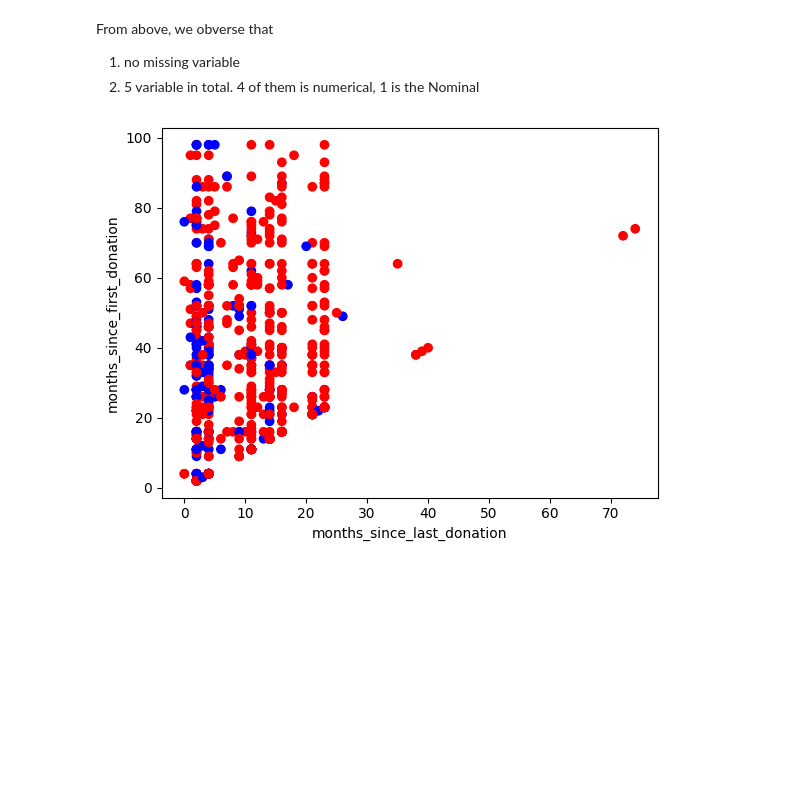
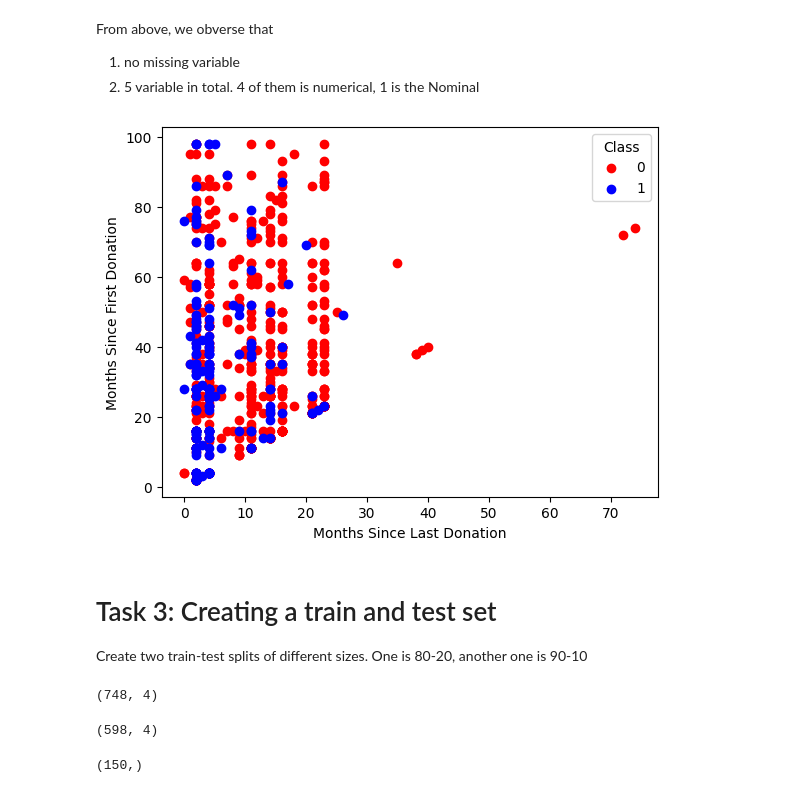
Before and after one commit to zazaferjancsik/Data-Analytics-Group-Project-3, a Jupyter notebook: Assignment3.ipynb, the cells around one changed output. Drawn from its saved outputs; the diff is of its cells as text; code cells hidden in the pictures; blank space fills up the shorter version.

Commit message:
Task 3 done

```diff
--- a/Assignment3.ipynb
+++ b/Assignment3.ipynb
@@ -35,16 +35,38 @@ memory usage: 29.3 KB
 From above, we obverse that
 1. no missing variable
 2. 5 variable in total. 4 of them is numerical, 1 is the Nominal
-# %%
-# visualize the data
-import matplotlib.pyplot as plt
-
-color = ['red' if cls == 0 else 'blue' for cls in df["class"]]
-
-plot = plt.scatter(df["months_since_last_donation"], df["months_since_first_donation"], c=color)
-
-plt.xlabel("months_since_last_donation")
-plt.ylabel("months_since_first_donation")
-plt.show()
-# %% [output]
-[figure, removed]
+# %%
+# visualize the data
+import matplotlib.pyplot as plt
+
+# Separate the data into two groups based on the 'class' column
+class_0 = df[df["class"] == 0]
+class_1 = df[df["class"] == 1]
+
+# plot for class 0
+plt.scatter(class_0["months_since_last_donation"], class_0["months_since_first_donation"],
+            color='red', label='0')
+# plot for class 1
+plt.scatter(class_1["months_since_last_donation"], class_1["months_since_first_donation"],
+            color='blue', label='1')
+
+
+plt.xlabel("Months Since Last Donation")
+plt.ylabel("Months Since First Donation")
+plt.legend(title="Class")
+plt.show()
+# %% [output]
+[figure, added]
+# %% [markdown]
+# Task 3: Creating a train and test set
+ Create two train-test splits of different sizes. One is 80-20, another one is 90-10
+# %%
+import sklearn
+from sklearn.model_selection import train_test_split
+# the target varible is the class
+y = df["class"]
+y.shape
+x = df.drop(columns = ["class"])
+x.shape # the shape is (748,4) meaning there are 748 data points with 4 columns
+# %% [output]
+(748, 4)
@@ -50,0 +79,9 @@ plt.show()
+# %%
+# check the number of the data point in the training
+x_train8020.shape # the shape is (598,4) meaning there are 598 data points with 4 columns
+# %% [output]
+(598, 4)
+# %%
+y_test8020.shape
+# %% [output]
+(150,)
```
Also changed, not shown: parts of 6 cells of this notebook.
